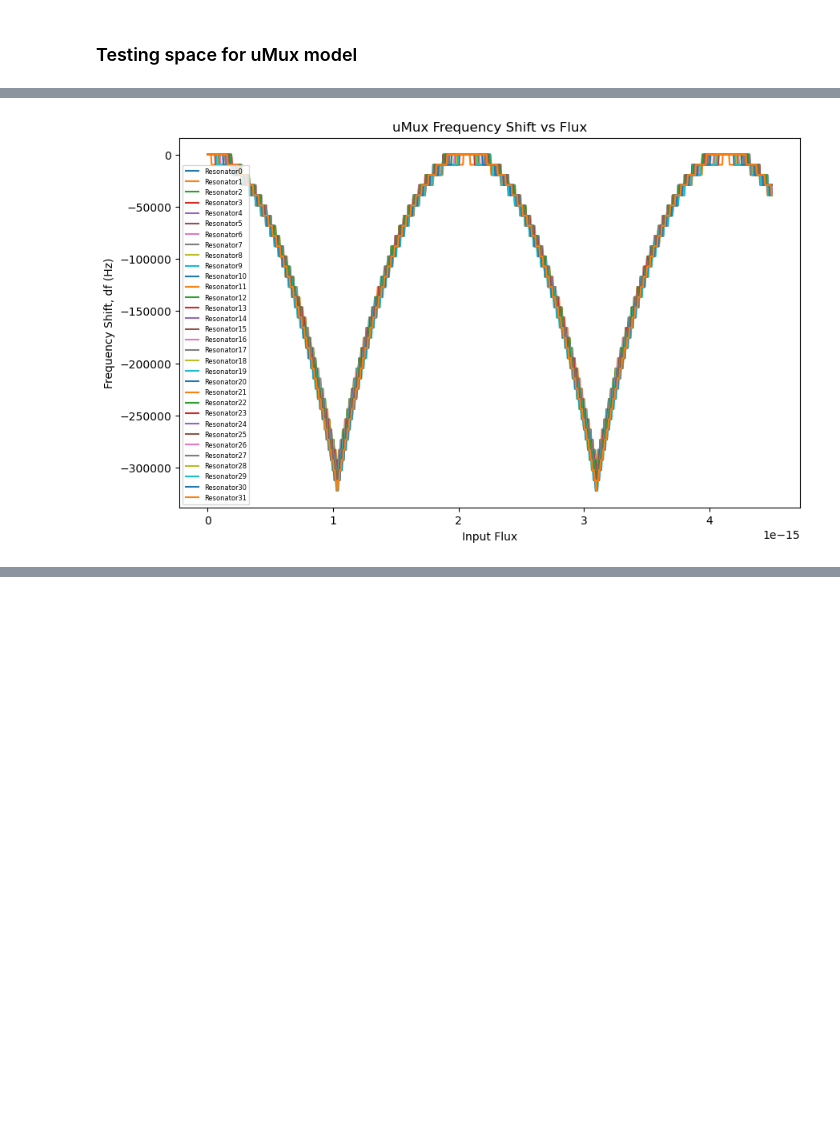
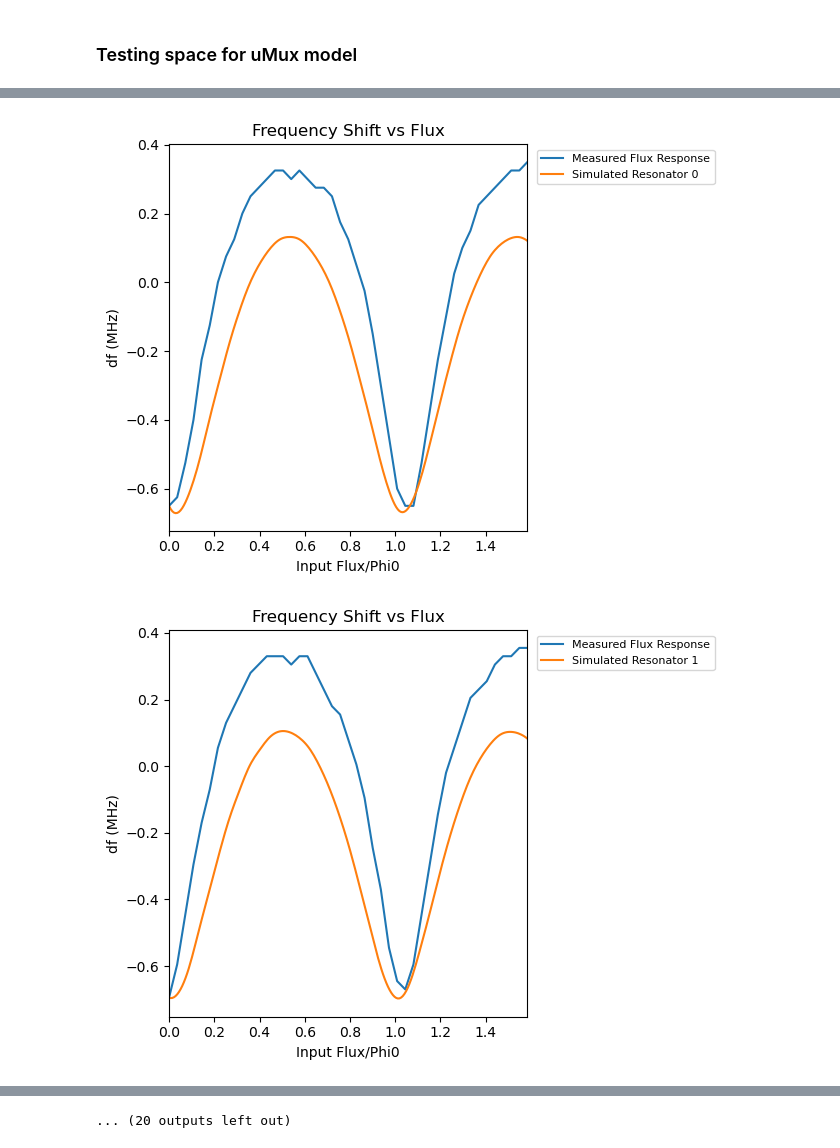
Before and after one commit to QTSF-Mines/Microwave-Multiplexing, a Jupyter notebook: uMux_modeling/model_testing.ipynb, the cells around one changed output, grey strips where cells are left out. Cells and saved outputs as stored; diff of their text form; code cells hidden in the pictures; blank space fills up the shorter version.

Commit message:
Got flux response working

```diff
--- a/uMux_modeling/model_testing.ipynb
+++ b/uMux_modeling/model_testing.ipynb
@@ -16,3 +18,12 @@ s21_db_loaded = np.abs(s21_loaded)
 s21_phase = np.angle(s21_loaded)
 s21_logMag = 20*np.log10(s21_db_loaded)
 s21_logMag = s21_logMag-np.max(s21_logMag)
+# %%
+data = np.load('flux_response_params.npz')
+print(data)
+ibias = data['ibias']
+I0fits = data['I0fits']
+Minfits = data['Minfits']
+Mcfits = data['Mcfits']
+fbfits = data['fbfits']
+lambfits = data['lambfits']
@@ -19 +32,5 @@ s21_logMag = s21_logMag-np.max(s21_logMag)
+# %%
+meas_flux = np.load('measured_flux_response.npz')
+ibias = meas_flux['ibias']
+dfs = meas_flux['freqs']
 # %%
@@ -93,15 +153,25 @@ print(np.shape(frs))
 # %%
 
-dfs = frs - frs[:, 0:1]
 
-plt.figure(figsize=(10, 6))
+dfreqs = frs - frs[0, :]
+fluxes = []
+
+for squid in squids:
+    fluxes.append(ibias*squid.flux_lines["FluxRamp"].M)
+
 for p in range(32):
-    plt.plot(flux_array[0], dfs[p], label = "Resonator"+str(p))
 
-plt.xlabel("Input Flux")
-plt.ylabel("Frequency Shift, df (Hz)")
-plt.title("uMux Frequency Shift vs Flux")
-plt.legend(markerscale = 0.1, fontsize = 6)
-plt.show()
+    plt.plot(fluxes[p]/Phi0, 1e-6*(dfs[p]-fbfits[p]),label = "Measured Flux Response")
+    plt.plot(flux_array[p]/Phi0, 1e-6*(dfreqs[:, p]-fbfits[p]), label=f"Simulated Resonator {p}")
+
+    plt.xlim([np.min(fluxes[p])/Phi0,np.max(fluxes[p])/Phi0])
+    plt.xlabel("Input Flux/Phi0")
+    plt.ylabel("df (MHz)")
+    plt.title("Frequency Shift vs Flux")
+
+    plt.legend(bbox_to_anchor=(1.01, 1), loc='upper left', markerscale=0.5, fontsize=8, ncol=1)
+    plt.tight_layout()
+    plt.show()
 # %% [output]
-[figure, old version]
+[figure, new version]
+[figure, added]
@@ -107,0 +188 @@ plt.show()
+... (20 outputs left out)
```
Also changed, not shown: parts of 7 cells of this notebook, 13 other files.
